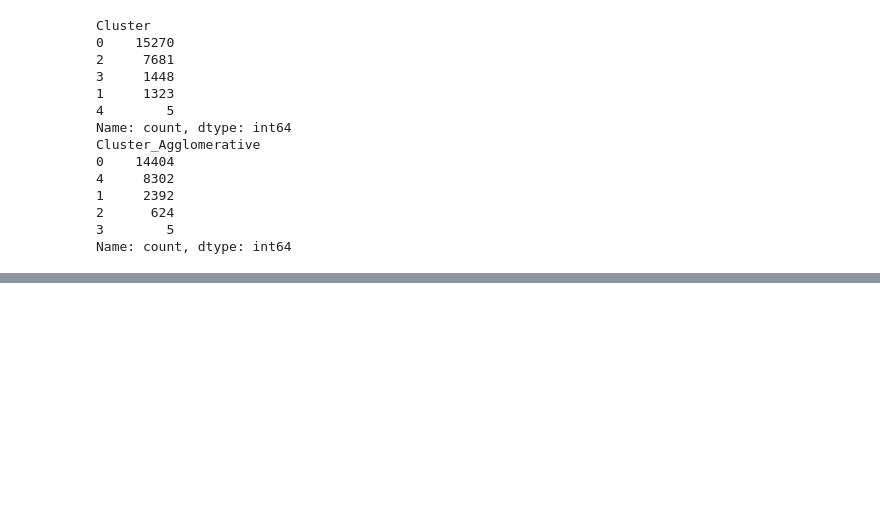
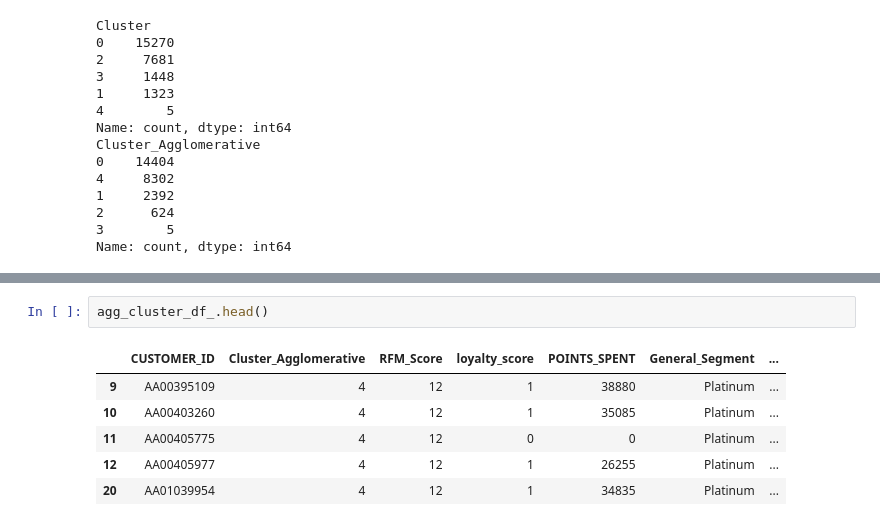
Before and after one commit to PeterBaraka/ml_fieldwork_lab, a Jupyter notebook: seg_clustering.ipynb, the cells around one changed output, grey strips where cells are left out. Drawn from its saved outputs; the diff is of its cells as text; blank space fills up the shorter version.

```diff
--- a/seg_clustering.ipynb
+++ b/seg_clustering.ipynb
@@ -280,0 +315,9 @@ Name: count, dtype: int64
+# %%
+agg_cluster_df_.head()
+# %% [output]
+|  | CUSTOMER_ID | Cluster_Agglomerative | RFM_Score | loyalty_score | POINTS_SPENT | General_Segment | ... |
+| 9 | AA00395109 | 4 | 12 | 1 | 38880 | Platinum | ... |
+| 10 | AA00403260 | 4 | 12 | 1 | 35085 | Platinum | ... |
+| 11 | AA00405775 | 4 | 12 | 0 | 0 | Platinum | ... |
+| 12 | AA00405977 | 4 | 12 | 1 | 26255 | Platinum | ... |
+| 20 | AA01039954 | 4 | 12 | 1 | 34835 | Platinum | ... |
```
Also changed, not shown: parts of 7 cells of this notebook.
